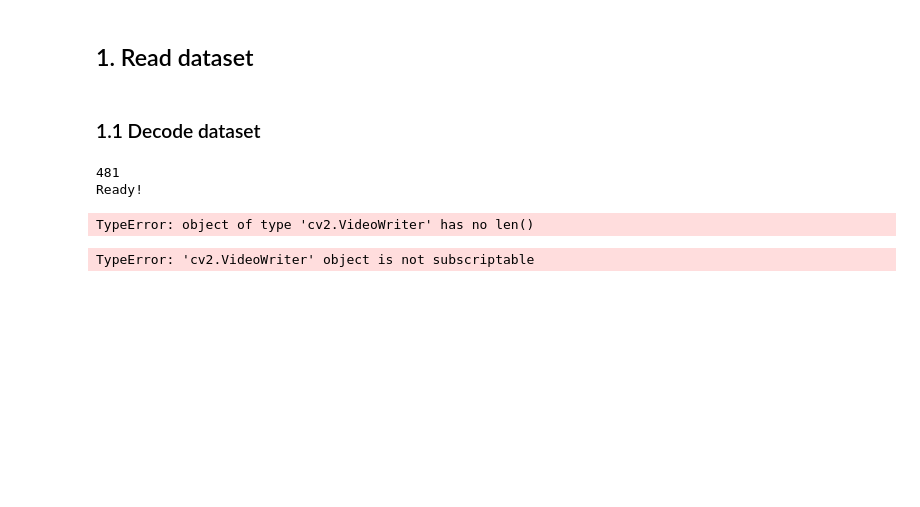
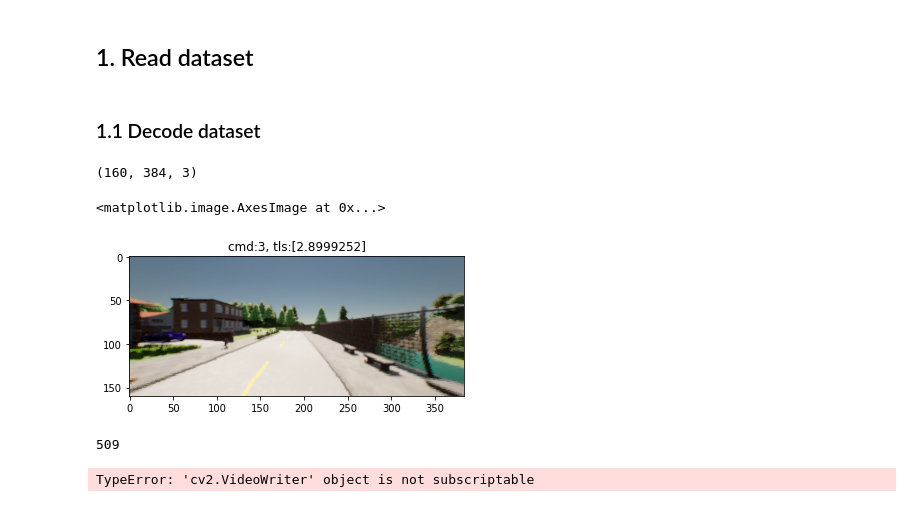
Before and after one commit to mael25/CBS2, a Jupyter notebook: Notebooks/ProjSimple.ipynb, the cells around one changed output. Cells and saved outputs as stored; diff of their text form; code cells hidden in the pictures; blank space fills up the shorter version.

```diff
--- a/Notebooks/ProjSimple.ipynb
+++ b/Notebooks/ProjSimple.ipynb
@@ -22,7 +22,7 @@ from bird_view.utils.image_utils import CoordinateConverter
 # %% [markdown]
 ## 1. Read dataset
 # %%
-path = "datasets/datacollect/xfpjgizzzh"
+path = "datasets/datacollect/abgfbwoajd"
 # %% [markdown]
 ### 1.1 Decode dataset
 # %%
@@ -45,7 +45,8 @@ def decode_data(data, kind='rgb'):
     img = np.frombuffer(data, dtype=np.uint8)
 
     if kind == 'trafficlights':
-        return np.frombuffer(data, dtype=np.int8)
+        #return np.frombuffer(data, dtype=np.int8)
+        return int.from_bytes(data, 'little')
     elif kind == 'rgb':
         img = img.reshape((160, 384, 3))
     elif kind == 'segmentation':
@@ -67,54 +68,53 @@ def decode_frame(step):
         data[t] = decode_data(d, kind=t)
 
     return data
-# %%
-out = decode_dataset(path)
-N = int(len(out.keys())/10)
-print(N)
-frame_range = range(N-1)
-folder = '/storage2/mwildi/CBS2/Notebooks/frames'
-for i in frame_range:
-    step_data = decode_frame(i)
-    rgb = step_data['rgb']
-    cmd = int(step_data['cmd'][0])
-    tls = step_data['trafficlights'][0]
-    plt.title(f'cmd:{cmd}, tls:{tls}')
-    plt.imshow(cv2.cvtColor(rgb, cv2.COLOR_RGB2BGR))
-    plt.savefig(folder + "/rgb%d.png" % i)
-    plt.close()
-
-img_array=[]
-for i in frame_range:
-    img = cv2.imread(f'{folder}/rgb{i}.png')
-    if img is not None:
-        height, width, layers = img.shape
-        size = (width,height)
-        img_array.append(img)
-out = cv2.VideoWriter(f'{folder}/vid.mp4',0x7634706d, 12, size)
-for i in range(len(img_array)):
-    out.write(img_array[i])
-out.release()
-print('Ready!')
-# %% [output]
-481
-Ready!
 # %%
-
 #print(out.keys())
-
+out = decode_dataset(path)
 
 assert len(out) != 0, "No data found"
 step_data = decode_frame(10)
 bv0=step_data['rgb']
 seg=step_data['segmentation']
 print(bv0.shape)
 cmd = int(step_data['cmd'][0])
-tls = step_data['trafficlights'][0]
+tls = step_data['spd']
 plt.title(f'cmd:{cmd}, tls:{tls}')
 plt.imshow(cv2.cvtColor(bv0, cv2.COLOR_RGB2BGR))
-print()
 # %% [output]
-TypeError: object of type 'cv2.VideoWriter' has no len()
+(160, 384, 3)
+<matplotlib.image.AxesImage at 0x...>
+[figure, added]
+# %%
+out = decode_dataset(path)
+N = int(len(out.keys())/10)
+print(N)
+frame_range = range(N-1)
+folder = '/storage2/mwildi/CBS2/Notebooks/frames'
+for i in frame_range:
+    step_data = decode_frame(i)
+    rgb = step_data['rgb']
+    cmd = int(step_data['cmd'][0])
+    tls = step_data['trafficlights'][0]
+    plt.title(f'cmd:{cmd}, tls:{tls}')
+    plt.imshow(cv2.cvtColor(rgb, cv2.COLOR_RGB2BGR))
+    plt.savefig(folder + "/rgb%d.png" % i)
+    plt.close()
+
+img_array=[]
+for i in frame_range:
+    img = cv2.imread(f'{folder}/rgb{i}.png')
+    if img is not None:
+        height, width, layers = img.shape
+        size = (width,height)
+        img_array.append(img)
+out = cv2.VideoWriter(f'{folder}/vid.mp4',0x7634706d, 12, size)
+for i in range(len(img_array)):
+    out.write(img_array[i])
+out.release()
+print('Ready!')
+# %% [output]
+509
 # %%
 for i in range(10,30):
     loc = decode_frame(i)['loc']
```
Also changed, not shown: 40 other files.
